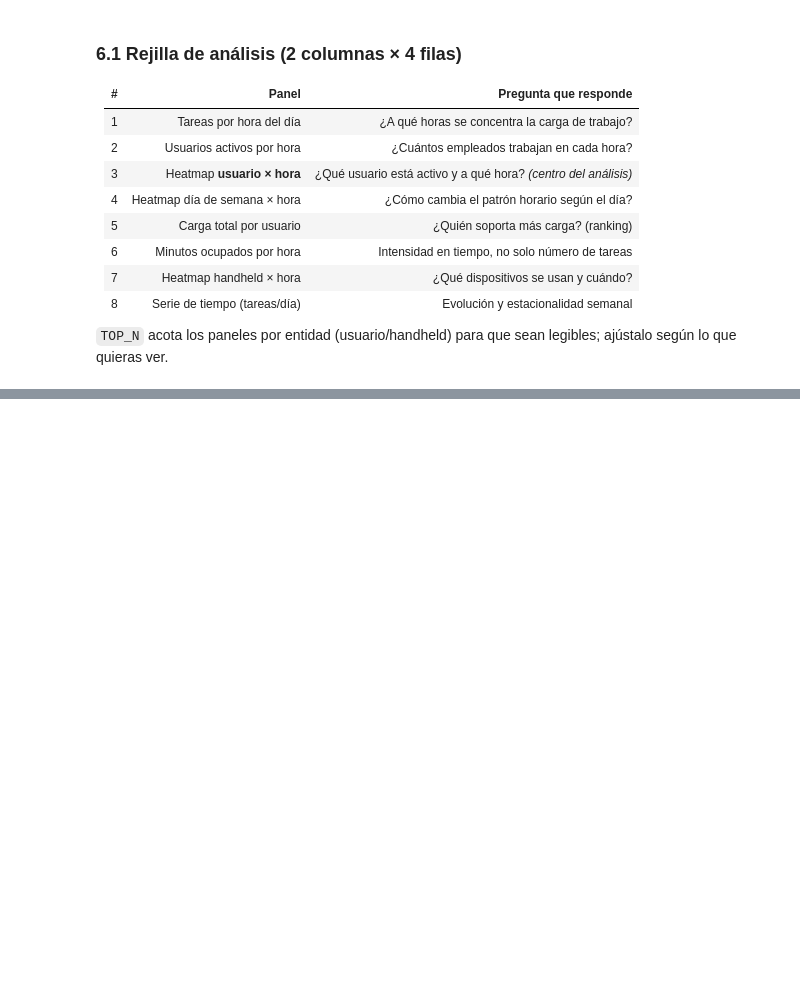
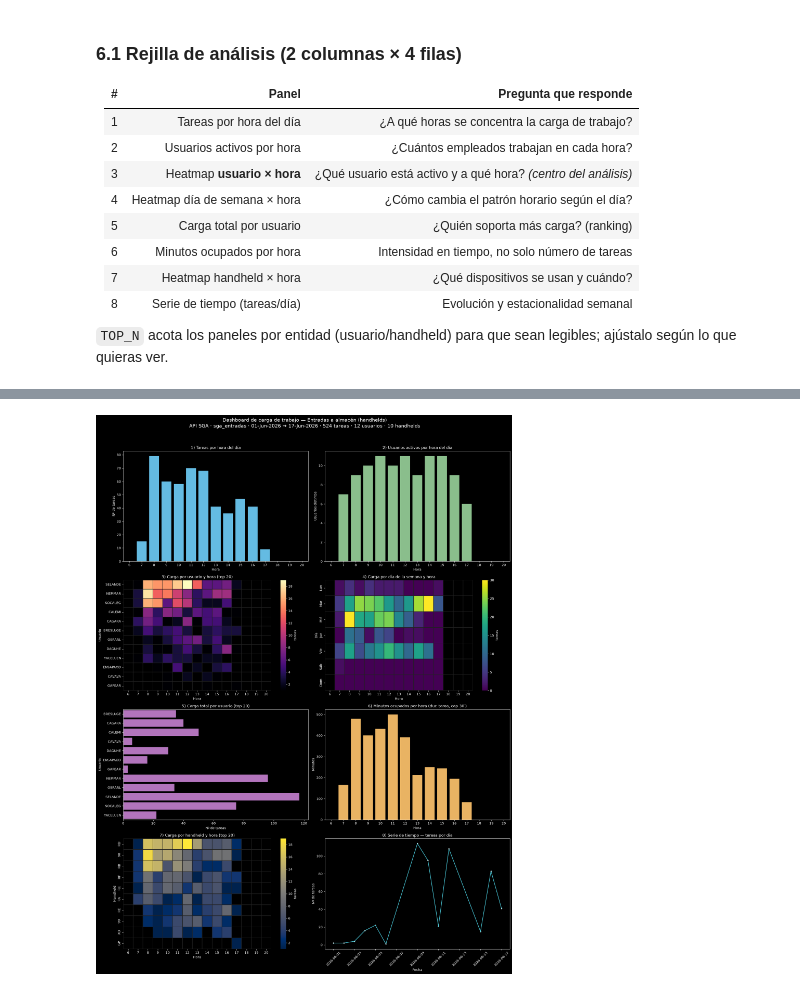
Before and after one commit to Quantium/Zeus-Notebooks, a Jupyter notebook: fuente_unica_entradas.ipynb, the cells around one changed output, grey strips where cells are left out. Cells and saved outputs as stored; diff of their text form; code cells hidden in the pictures; blank space fills up the shorter version.

Commit message:
Consumo, ahora sí, desde el API LISA porque ya trae las horas

```diff
--- a/fuente_unica_entradas.ipynb
+++ b/fuente_unica_entradas.ipynb
@@ -285,34 +284,7 @@ vista horaria mucho más rica que el corte diario del API.
 # %%
-# --- Lectura de la fuente CON hora: tabla `ds_entradas` de la BD Zeus ---
-# (El API SGA truncaba la hora; aquí leemos los TIMESTAMP completos.)
-import os
-from sqlalchemy import create_engine, text
-
-try:
-    from dotenv import load_dotenv
-    load_dotenv()
-except ImportError:
-    pass
-
-ZEUS_URL = os.getenv("ZEUS_DATABASE_URL")
-assert ZEUS_URL, "Falta ZEUS_DATABASE_URL (.env o variable de entorno) para leer la BD Zeus."
-
-_cols = [
-    "fecha_gen", "fecha_inicio", "fecha_fin",
-    "usuario", "usuario_gen", "trabajador",
-    "maquina", "maquina_gen", "status", "almacen",
-]
-_engine = create_engine(ZEUS_URL)
-ent = pd.read_sql(
-    text(f"SELECT {', '.join(_cols)} FROM ds_entradas"),
-    _engine,
-    parse_dates=["fecha_gen", "fecha_inicio", "fecha_fin"],
-)
-print(f"ds_entradas: {len(ent):,} filas | "
-      f"fecha_inicio {ent['fecha_inicio'].min():%d-%b-%Y %H:%M} → {ent['fecha_inicio'].max():%d-%b-%Y %H:%M}")
-
-# --- Variables temporales sobre fecha_inicio (= arranque de la tarea en la handheld) ---
-ent = ent[ent["fecha_inicio"].notna()].copy()
+# --- Fuente CON hora: el API SGA ya entrega fecha_inicio/fecha_fin con HH:MM:SS reales ---
+# Reutilizamos el df_limpio de las secciones 1–3 (misma fuente única); ya no se lee la BD Zeus.
+ent = df_limpio[df_limpio["fecha_inicio"].notna()].copy()
 
 # Usuarios de negocio: excluimos cuentas de sistema y nulos (configurable).
 SYS_USERS = {"ADMIN", "", None}
@@ -362,7 +336,7 @@ top_maqs = ent["maquina"].value_counts().head(TOP_N).index.tolist()
 fig, axes = plt.subplots(4, 2, figsize=(18, 24))
 fig.suptitle(
     "Dashboard de carga de trabajo — Entradas a almacén (handhelds)\n"
-    f"Zeus · ds_entradas · {ent['fecha'].min():%d-%b-%Y} → {ent['fecha'].max():%d-%b-%Y} · "
+    f"API SGA · sga_entradas · {ent['fecha'].min():%d-%b-%Y} → {ent['fecha'].max():%d-%b-%Y} · "
     f"{len(ent):,} tareas · {ent['usuario'].nunique()} usuarios · {ent['maquina'].nunique()} handhelds",
     fontsize=15, y=0.997,
 )
@@ -423,3 +397,4 @@ ax.tick_params(axis="x", rotation=45)
 
 plt.tight_layout(rect=[0, 0, 1, 0.98])
 plt.show()
+# %% [output]
@@ -426,3 +407,4 @@ plt.show()
+[figure, added]
 # %% [markdown]
 ### 6.2 Lectura de negocio (prototipo)
 
```
Also changed, not shown: parts of 9 cells of this notebook, 3 other files.
